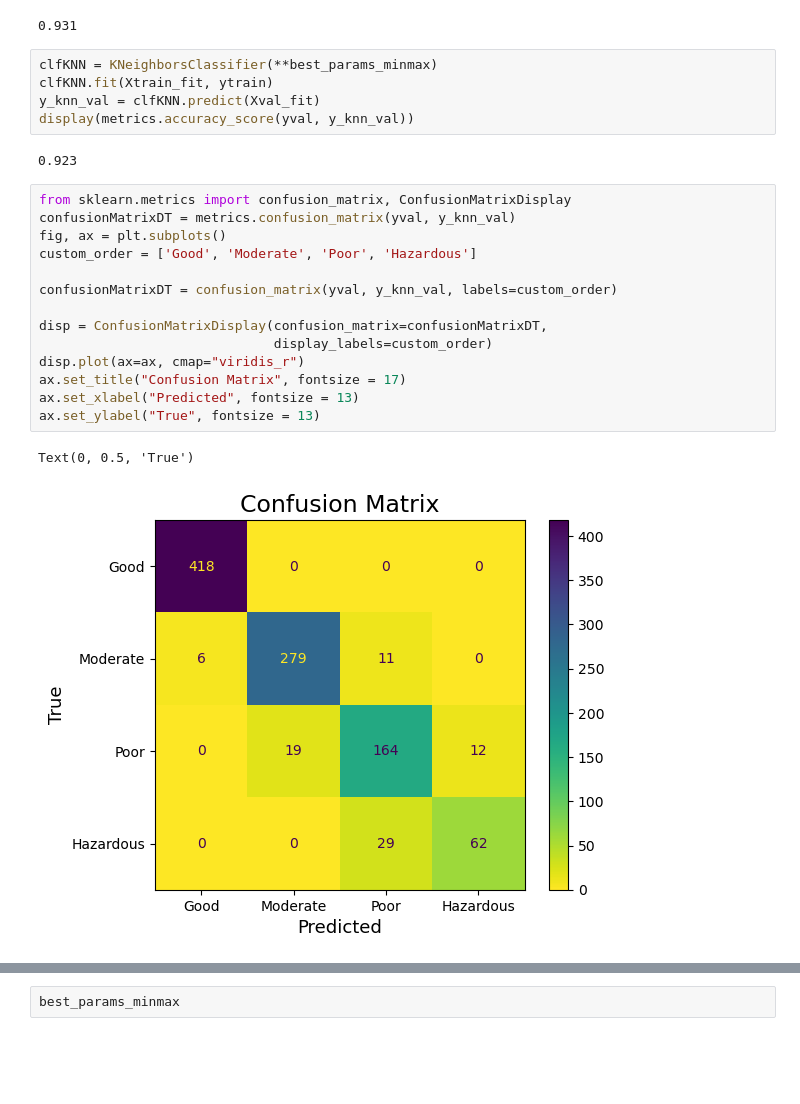
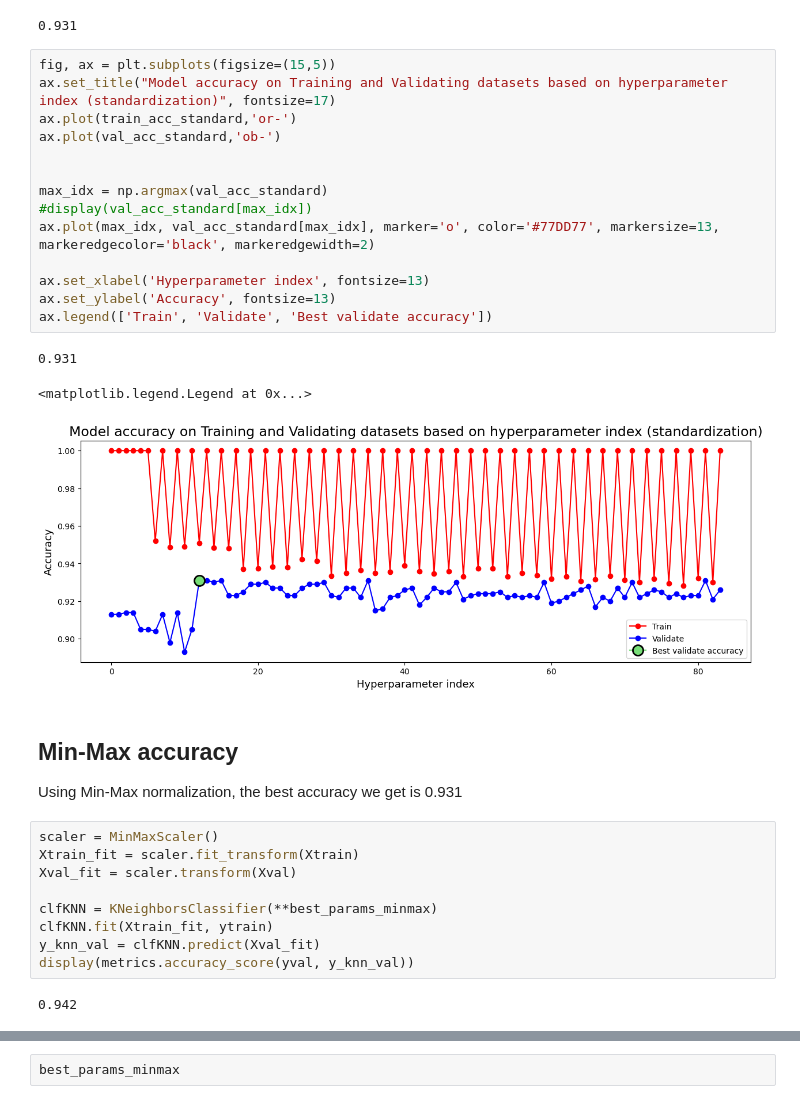
Before and after one commit to Ondralol/k-nearest-neighbours-article, a Jupyter notebook: main.ipynb, the cells around one changed output, grey strips where cells are left out. Cells and saved outputs as stored; diff of their text form; blank space fills up the shorter version.

```diff
--- a/main.ipynb
+++ b/main.ipynb
@@ -494,27 +543,35 @@ y_knn_val = clfKNN.predict(Xval_fit)
 display(metrics.accuracy_score(yval, y_knn_val))
 # %% [output]
 0.931
+# %%
+fig, ax = plt.subplots(figsize=(15,5))
+ax.set_title("Model accuracy on Training and Validating datasets based on hyperparameter index (standardization)", fontsize=17)
+ax.plot(train_acc_standard,'or-')
+ax.plot(val_acc_standard,'ob-')
+
+
+max_idx = np.argmax(val_acc_standard)
+#display(val_acc_standard[max_idx])
+ax.plot(max_idx, val_acc_standard[max_idx], marker='o', color='#77DD77', markersize=13, markeredgecolor='black', markeredgewidth=2)
+
+ax.set_xlabel('Hyperparameter index', fontsize=13)
+ax.set_ylabel('Accuracy', fontsize=13)
+ax.legend(['Train', 'Validate', 'Best validate accuracy'])
+# %% [output]
+0.931
+<matplotlib.legend.Legend at 0x...>
+[figure, added]
+# %% [markdown]
+## Min-Max accuracy
+Using Min-Max normalization, the best accuracy we get is 0.931
 # %%
+scaler = MinMaxScaler()
+Xtrain_fit = scaler.fit_transform(Xtrain)
+Xval_fit = scaler.transform(Xval)
+
 clfKNN = KNeighborsClassifier(**best_params_minmax)
 clfKNN.fit(Xtrain_fit, ytrain)
 y_knn_val = clfKNN.predict(Xval_fit)
 display(metrics.accuracy_score(yval, y_knn_val))
 # %% [output]
-0.923
+0.942
-# %%
-from sklearn.metrics import confusion_matrix, ConfusionMatrixDisplay
-confusionMatrixDT = metrics.confusion_matrix(yval, y_knn_val)
-fig, ax = plt.subplots()
-custom_order = ['Good', 'Moderate', 'Poor', 'Hazardous']
-
-confusionMatrixDT = confusion_matrix(yval, y_knn_val, labels=custom_order)
-
-disp = ConfusionMatrixDisplay(confusion_matrix=confusionMatrixDT,
-                              display_labels=custom_order)
-disp.plot(ax=ax, cmap="viridis_r")
-ax.set_title("Confusion Matrix", fontsize = 17)
-ax.set_xlabel("Predicted", fontsize = 13)
-ax.set_ylabel("True", fontsize = 13)
-# %% [output]
-Text(0, 0.5, 'True')
-[figure, old version]
```
Also changed, not shown: parts of 27 cells of this notebook, 24 other files.
